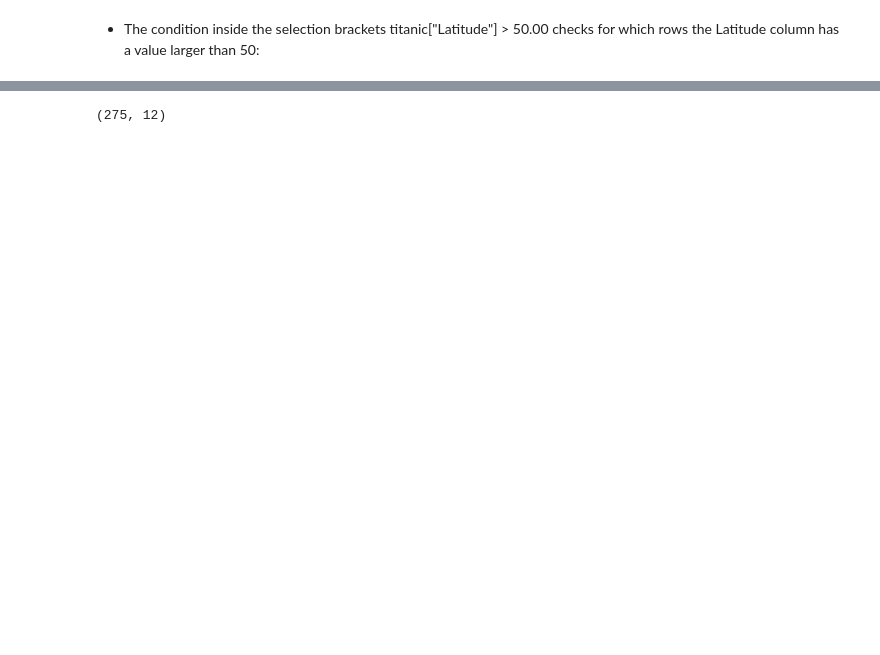
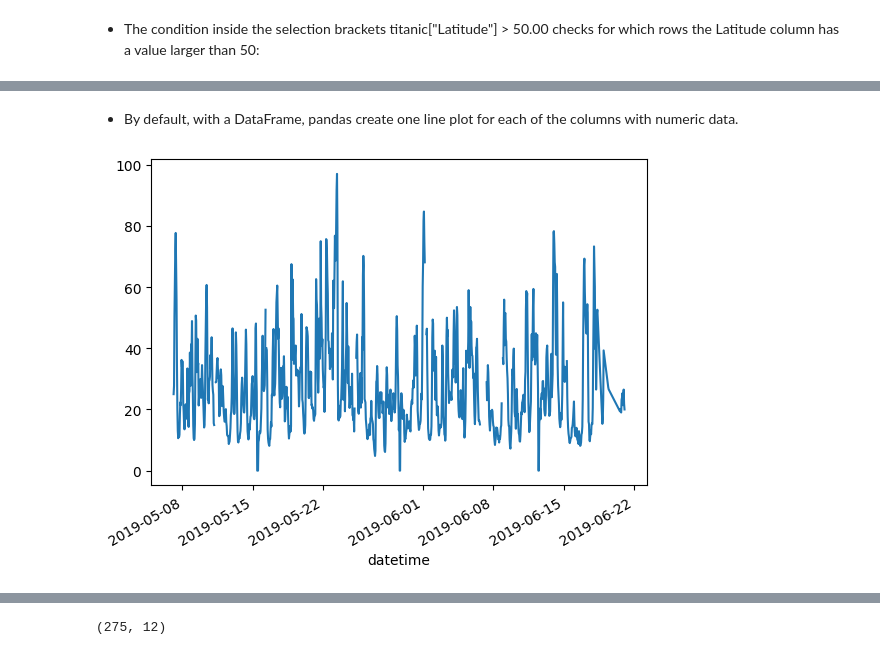
Before and after one commit to ghatanisuresh/Data-Science-Note, a Jupyter notebook: DS.ipynb, the cells around one changed output, grey strips where cells are left out. Cells and saved outputs as stored; diff of their text form; code cells hidden in the pictures; blank space fills up the shorter version.

```diff
--- a/DS.ipynb
+++ b/DS.ipynb
@@ -679,0 +852,8 @@ lat_above.head()
+# %% [markdown]
+* By default, with a DataFrame, pandas create one line plot for each of the columns with numeric data.
+# %%
+# To plot only the columns "Paris"
+air["station_paris"].plot()
+plt.show()
+# %% [output]
+[figure, added]
```
Also changed, not shown: parts of 130 cells of this notebook.
